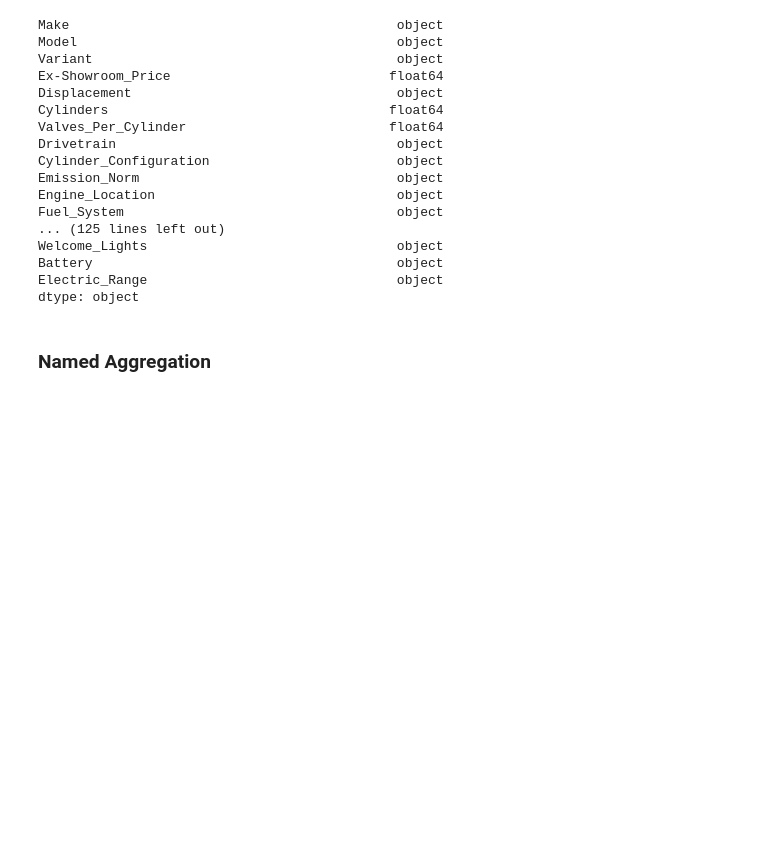
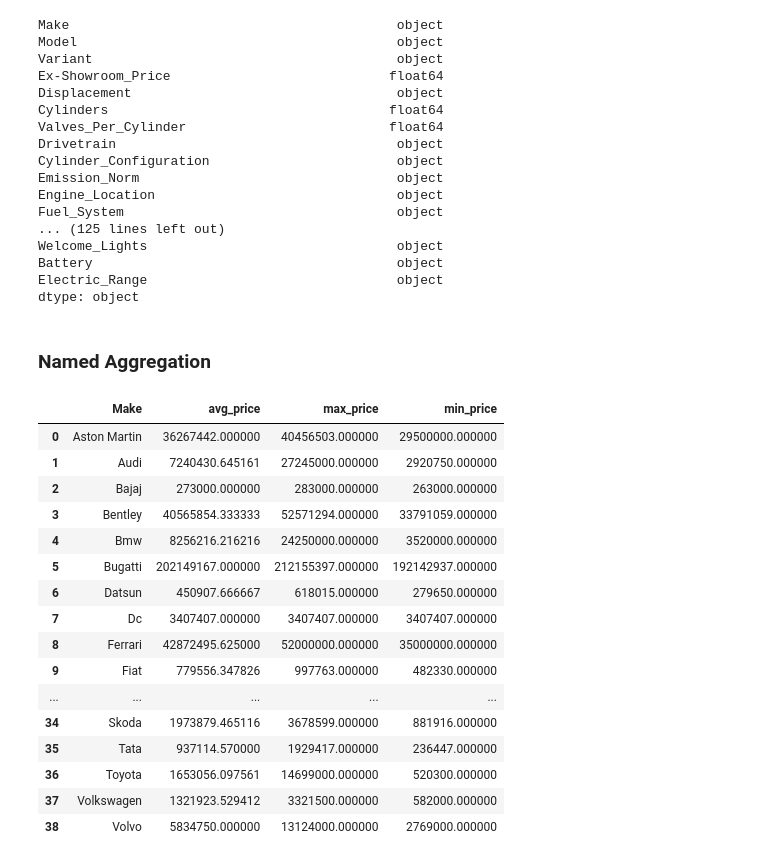
Before and after one commit to uzairafridi00/machine-learning, a Jupyter notebook: Dice Camp Course/Python_WorkShop/Pandas Basics.ipynb, the cells around one changed output. Cells and saved outputs as stored; diff of their text form; code cells hidden in the pictures; blank space fills up the shorter version.

```diff
--- a/Dice Camp Course/Python_WorkShop/Pandas Basics.ipynb
+++ b/Dice Camp Course/Python_WorkShop/Pandas Basics.ipynb
@@ -625,0 +663,23 @@ df_cars.groupby(['Make', 'Drivetrain'])['Ex-Showroom_Price'].mean().reset_index(
+# %%
+# creates new column with avg_price name and the value will be stored there of price mean
+df_cars.groupby(['Make']).agg(avg_price = ('Ex-Showroom_Price', 'mean'),
+                                            max_price = ('Ex-Showroom_Price', 'max'),
+                                            min_price = ('Ex-Showroom_Price', 'min')).reset_index()
+# %% [output]
+|  | Make | avg_price | max_price | min_price |
+| 0 | Aston Martin | 36267442.000000 | 40456503.000000 | 29500000.000000 |
+| 1 | Audi | 7240430.645161 | 27245000.000000 | 2920750.000000 |
+| 2 | Bajaj | 273000.000000 | 283000.000000 | 263000.000000 |
+| 3 | Bentley | 40565854.333333 | 52571294.000000 | 33791059.000000 |
+| 4 | Bmw | 8256216.216216 | 24250000.000000 | 3520000.000000 |
+| 5 | Bugatti | 202149167.000000 | 212155397.000000 | 192142937.000000 |
+| 6 | Datsun | 450907.666667 | 618015.000000 | 279650.000000 |
+| 7 | Dc | 3407407.000000 | 3407407.000000 | 3407407.000000 |
+| 8 | Ferrari | 42872495.625000 | 52000000.000000 | 35000000.000000 |
+| 9 | Fiat | 779556.347826 | 997763.000000 | 482330.000000 |
+| ... | ... | ... | ... | ... |
+| 34 | Skoda | 1973879.465116 | 3678599.000000 | 881916.000000 |
+| 35 | Tata | 937114.570000 | 1929417.000000 | 236447.000000 |
+| 36 | Toyota | 1653056.097561 | 14699000.000000 | 520300.000000 |
+| 37 | Volkswagen | 1321923.529412 | 3321500.000000 | 582000.000000 |
+| 38 | Volvo | 5834750.000000 | 13124000.000000 | 2769000.000000 |
```
Also changed, not shown: parts of 30 cells of this notebook.
